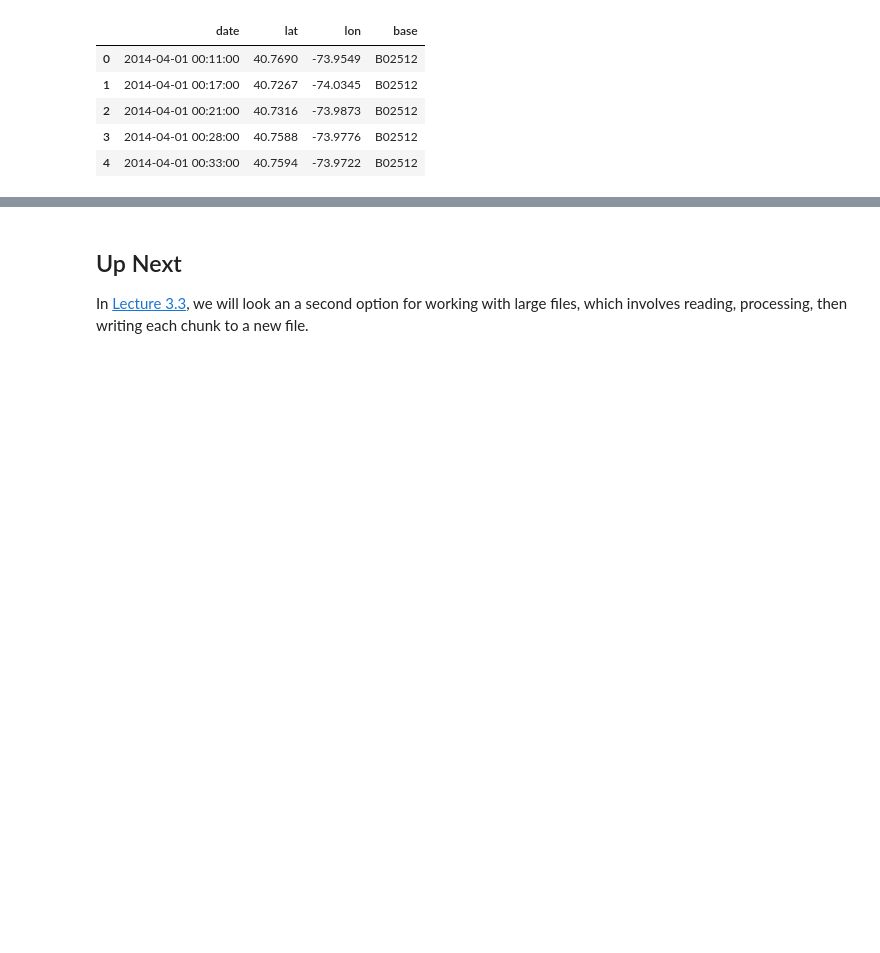
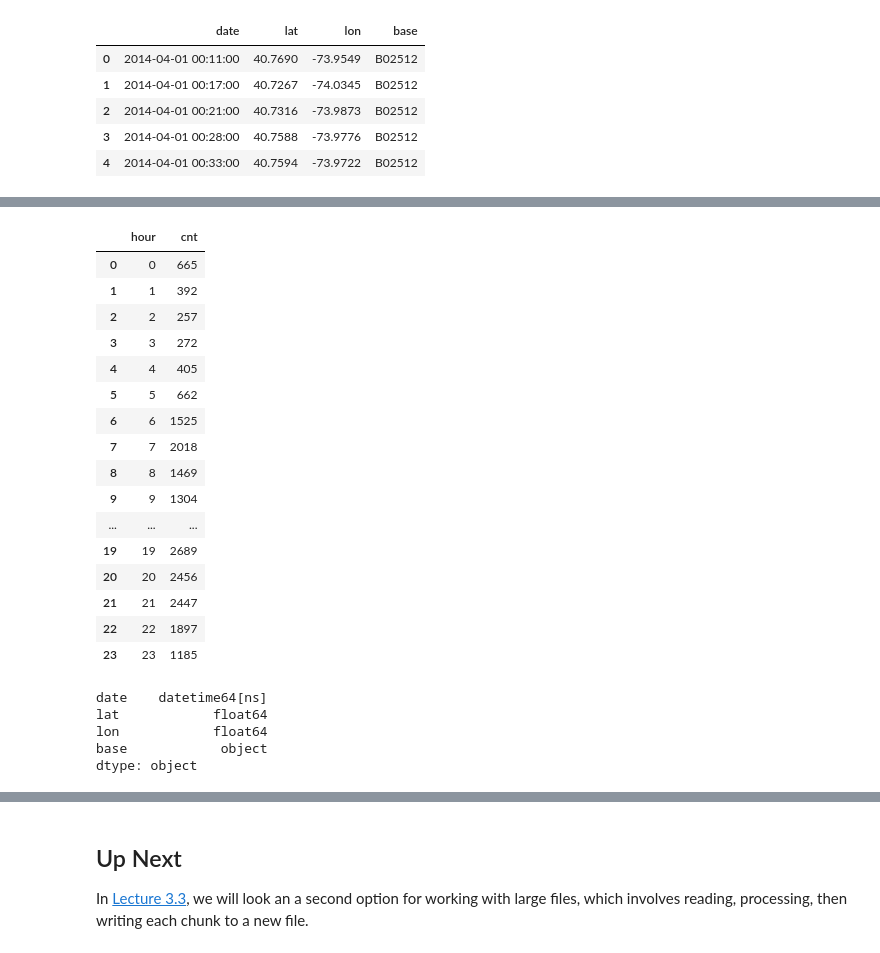
Before and after one commit to acker016/DSCI430, a Jupyter notebook: 3_2_aggregating_large_files_in_pandas_DAY1.ipynb, the cells around one changed output, grey strips where cells are left out. Cells and saved outputs as stored; diff of their text form; code cells hidden in the pictures; blank space fills up the shorter version.

```diff
--- a/3_2_aggregating_large_files_in_pandas_DAY1.ipynb
+++ b/3_2_aggregating_large_files_in_pandas_DAY1.ipynb
@@ -535,0 +577,41 @@ AttributeError: 'DataFrame' object has no attribute 'hour'
+# %%
+hourly_cnts = pipeable(lambda df: (df
+                                  >> group_by(X.hour)
+                                  >> summarise(cnt = n(X.hour))))
+first_chunk >> add_hour >> hourly_cnts
+# %% [output]
+|  | hour | cnt |
+| 0 | 0 | 665 |
+| 1 | 1 | 392 |
+| 2 | 2 | 257 |
+| 3 | 3 | 272 |
+| 4 | 4 | 405 |
+| 5 | 5 | 662 |
+| 6 | 6 | 1525 |
+| 7 | 7 | 2018 |
+| 8 | 8 | 1469 |
+| 9 | 9 | 1304 |
+| ... | ... | ... |
+| 19 | 19 | 2689 |
+| 20 | 20 | 2456 |
+| 21 | 21 | 2447 |
+| 22 | 22 | 1897 |
+| 23 | 23 | 1185 |
+# %%
+c_size = 40000
+date_cols = ['date']
+new_names = ['date', 'lat', 'lon', 'base']
+df_iter = pd.read_csv("./data/uber-raw-data-apr14.csv",
+                      header=0, names=new_names,
+                      parse_dates = date_cols,
+                      chunksize=c_size,
+                     sep = ',',
+                     engine = 'python')
+first_chunk = first(df_iter)
+first_chunk.dtypes
+# %% [output]
+date    datetime64[ns]
+lat            float64
+lon            float64
+base            object
+dtype: object
```
Also changed, not shown: parts of 14 cells of this notebook, 1 other file.
